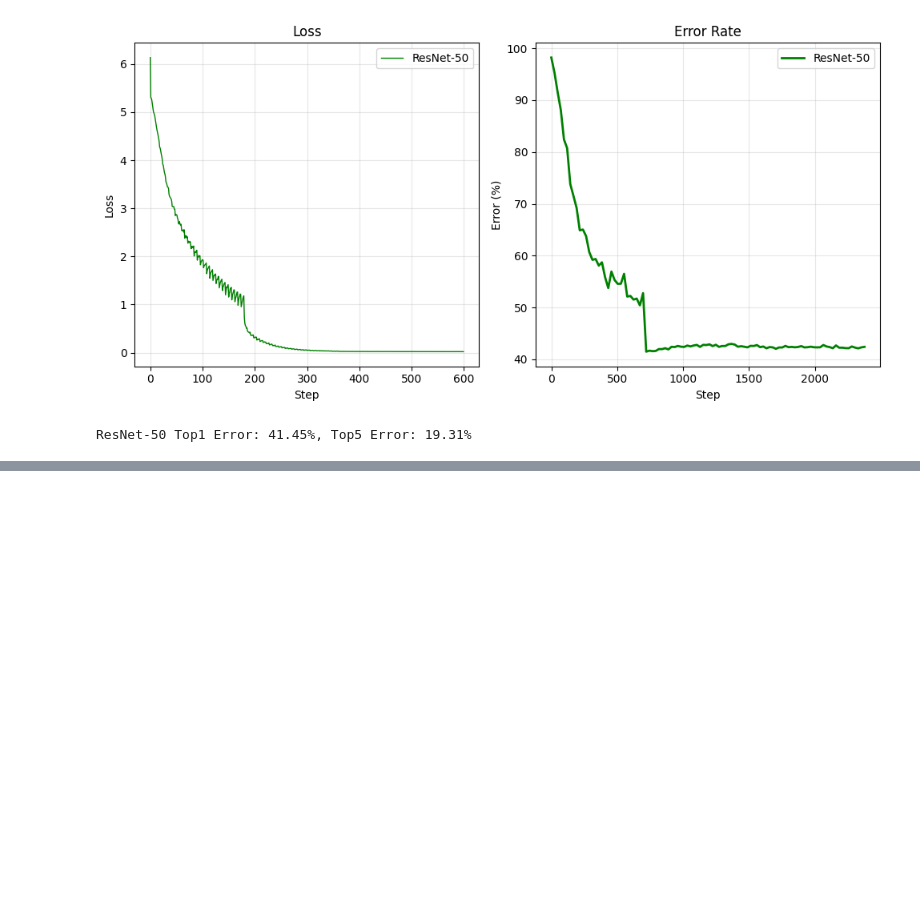
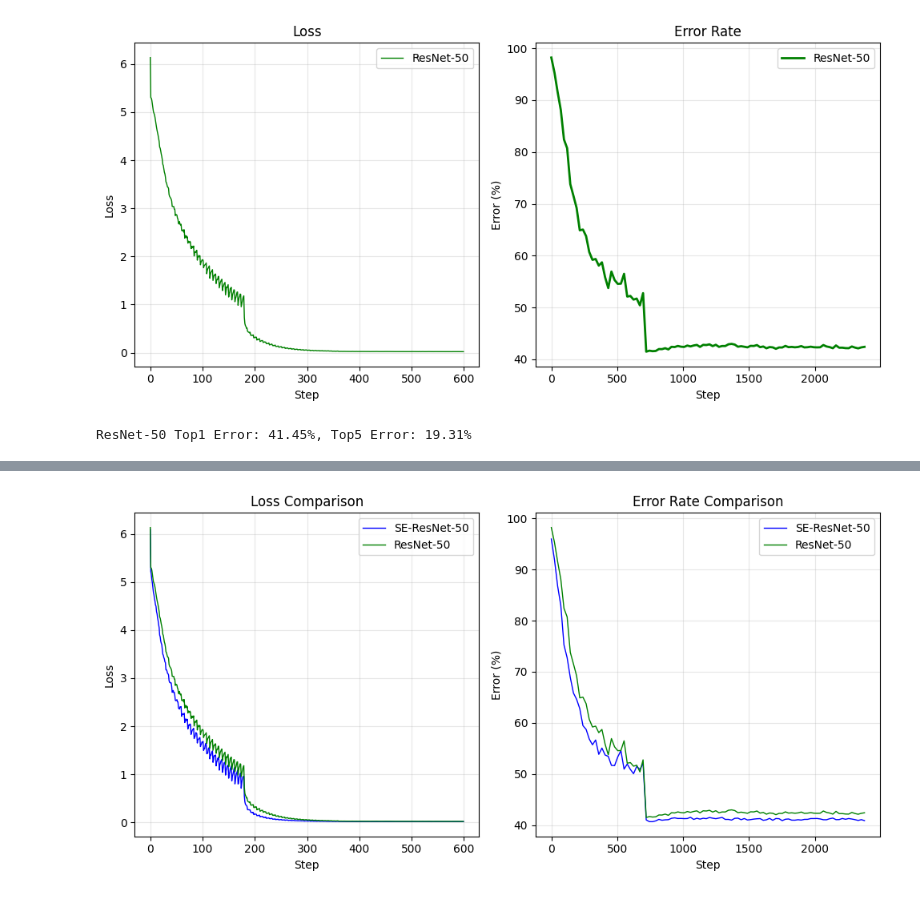
Before and after one commit to Donghyeon-Shin/learning_AI, a Jupyter notebook: Architectures/SENet/model.ipynb, the cells around one changed output, grey strips where cells are left out. Saved outputs shown, nothing was run; the diff lists cells and outputs as text; code cells hidden in the pictures; blank space fills up the shorter version.

```diff
--- a/Architectures/SENet/model.ipynb
+++ b/Architectures/SENet/model.ipynb
@@ -547,0 +541,30 @@ SE-ResNet-50 Top1 Error: 48.69%, Top5 Error: 24.09%
+# %%
+# SE-ResNet과 ResNet 비교 그래프
+plt.figure(figsize=(15, 5))
+# 손실 비교 그래프
+plt.subplot(1, 3, 1)
+plt.plot(cal_se_resnet_50_loss, label='SE-ResNet-50', color='blue', linewidth=1)
+plt.plot(resnet_50_loss, label='ResNet-50', color='green', linewidth=1)
+plt.title("Loss Comparison")
+plt.xlabel("Step")
+plt.ylabel("Loss")
+plt.legend()
+plt.grid(True, alpha=0.3)
+
+# 오류율 step x 값 보정
+x_values = [i * 24 for i in range(len(resnet_50_error))]
+
+# 오류율 비교 그래프
+plt.subplot(1, 3, 2)
+plt.plot(x_values, cal_se_resnet_50_error, label='SE-ResNet-50', color='blue', linewidth=1)
+plt.plot(x_values, resnet_50_error, label='ResNet-50', color='green', linewidth=1)
+plt.title("Error Rate Comparison")
+plt.xlabel("Step")
+plt.ylabel("Error (%)")
+plt.legend()
+plt.grid(True, alpha=0.3)
+
+plt.tight_layout()
+plt.show()
+# %% [output]
+[figure, added]
```
Also changed, not shown: parts of 5 cells of this notebook, 1 other file.
